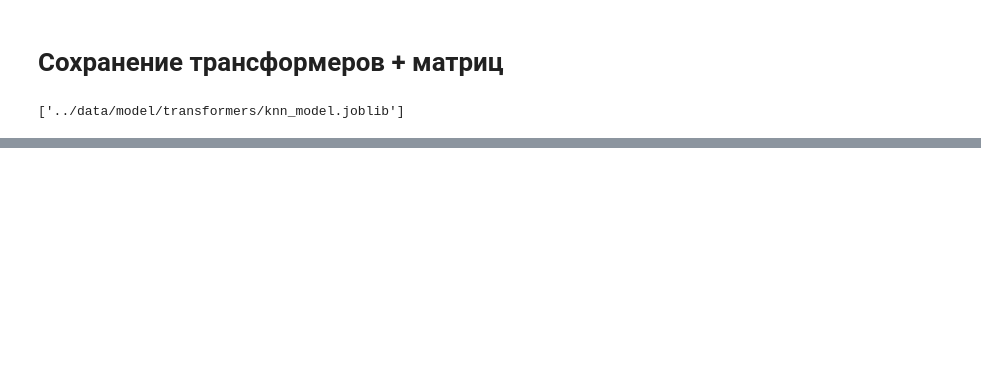
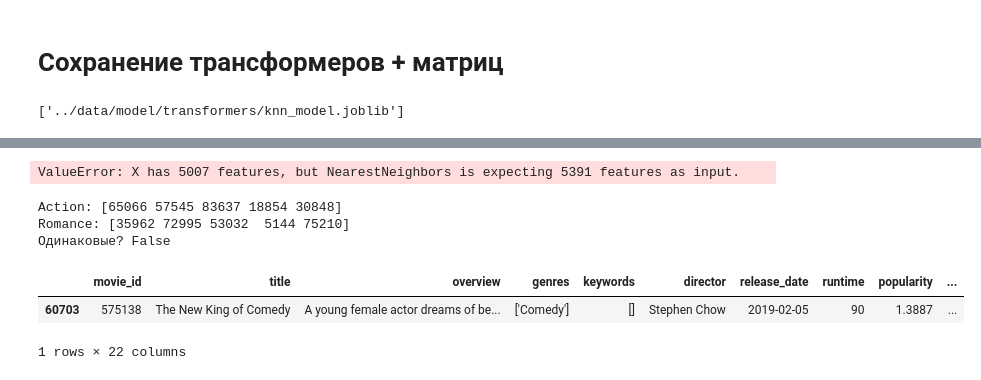
Before and after one commit to FilFilimono/movie-recommender-app, a Jupyter notebook: notebooks/rec_model.ipynb, the cells around one changed output, grey strips where cells are left out. Cells and saved outputs as stored; diff of their text form; code cells hidden in the pictures; blank space fills up the shorter version.

```diff
--- a/notebooks/rec_model.ipynb
+++ b/notebooks/rec_model.ipynb
@@ -934,0 +1027,39 @@ joblib.dump(knn_model, '../data/model/transformers/knn_model.joblib')
+# %%
+# Тест без embedding — только num + tfidf
+query_action = hstack([num_sparse, tfidf.transform(["action"])])
+query_romance = hstack([num_sparse, tfidf.transform(["romance"])])
+
+query_action  = normalize(query_action, norm='l2')
+query_romance = normalize(query_romance, norm='l2')
+
+d1, i1 = knn.kneighbors(query_action,  n_neighbors=5)
+d2, i2 = knn.kneighbors(query_romance, n_neighbors=5)
+
+print("Action:", i1[0])
+print("Romance:", i2[0])
+print("Одинаковые?", list(i1[0]) == list(i2[0]))
+# %% [output]
+ValueError: X has 5007 features, but NearestNeighbors is expecting 5391 features as input.
+# %%
+num_zero = csr_matrix(np.zeros((1, 7)))
+
+tfidf_action  = tfidf.transform(["action"])
+tfidf_romance = tfidf.transform(["romance"])
+
+from sentence_transformers import SentenceTransformer
+model = SentenceTransformer('../data/model/transformers/embedding_model')
+emb_action  = csr_matrix(model.encode(["Genres: Action"], normalize_embeddings=True))
+emb_romance = csr_matrix(model.encode(["Genres: Romance"], normalize_embeddings=True))
+
+q1 = normalize(hstack([num_zero, tfidf_action,  emb_action]),  norm='l2')
+q2 = normalize(hstack([num_zero, tfidf_romance, emb_romance]), norm='l2')
+
+d1, i1 = knn.kneighbors(q1, n_neighbors=5)
+d2, i2 = knn.kneighbors(q2, n_neighbors=5)
+print("Action:", i1[0])
+print("Romance:", i2[0])
+print("Одинаковые?", list(i1[0]) == list(i2[0]))
+# %% [output]
+Action: [65066 57545 83637 18854 30848]
+Romance: [35962 72995 53032  5144 75210]
+Одинаковые? False
@@ -934,0 +1068,8 @@ joblib.dump(knn_model, '../data/model/transformers/knn_model.joblib')
+# %%
+dfdf= pd.read_csv('../data/upgrade_movies.csv')
+# %%
+dfdf[dfdf['title'] == 'The New King of Comedy']
+# %% [output]
+|  | movie_id | title | overview | genres | keywords | director | release_date | runtime | popularity | ... |
+| 60703 | 575138 | The New King of Comedy | A young female actor dreams of be... | ['Comedy'] | [] | Stephen Chow | 2019-02-05 | 90 | 1.3887 | ... |
+1 rows × 22 columns
```
Also changed, not shown: parts of 6 cells of this notebook, 13 other files.
